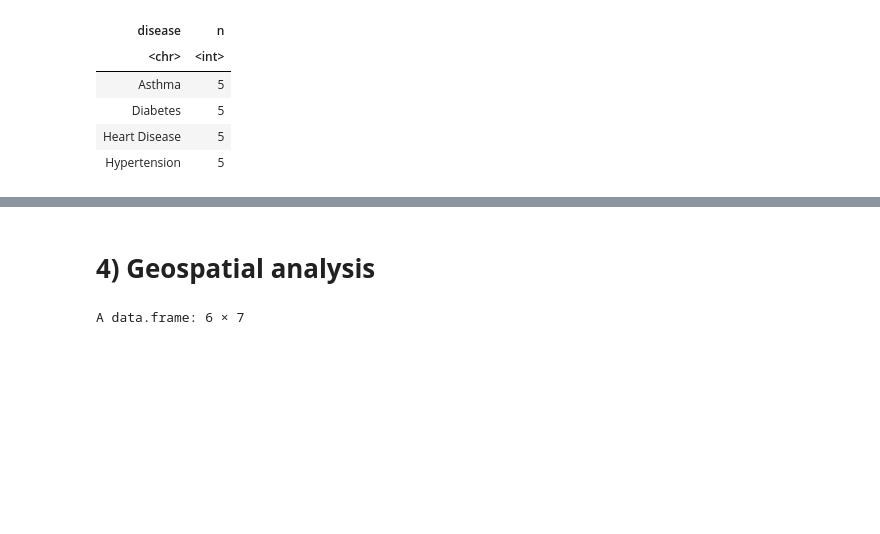
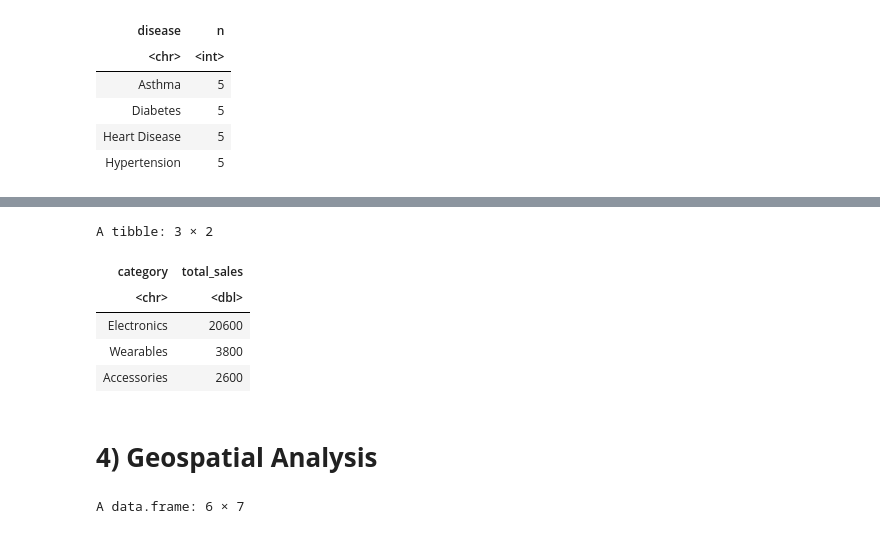
Before and after one commit to AravPatil000/J018_Blogs, a Jupyter notebook: posts/J018_Exposition.ipynb, the cells around one changed output, grey strips where cells are left out. Cells and saved outputs as stored; diff of their text form; code cells hidden in the pictures; blank space fills up the shorter version.

```diff
--- a/posts/J018_Exposition.ipynb
+++ b/posts/J018_Exposition.ipynb
@@ -234,5 +326,20 @@ A data.frame: 4 × 2
+# %%
+#Analysis 4: Category-wise sales breakdown
+#Gives us an idea about which category sells the most.
+
+sales_data %>%
+  group_by(category) %>%
+  summarise(total_sales = sum(sales)) %>%
+  arrange(desc(total_sales))
+# %% [output]
+A tibble: 3 × 2
+| category | total_sales |
+| <chr> | <dbl> |
+| Electronics | 20600 |
+| Wearables | 3800 |
+| Accessories | 2600 |
 # %% [markdown]
-# **4) Geospatial analysis**
+# **4) Geospatial Analysis**
 # %%
 #As an example, we will do air pollution anaylsis. For which, consider a dataset 'air_quality_data'
 
```
Also changed, not shown: parts of 6 cells of this notebook, 1 other file.
